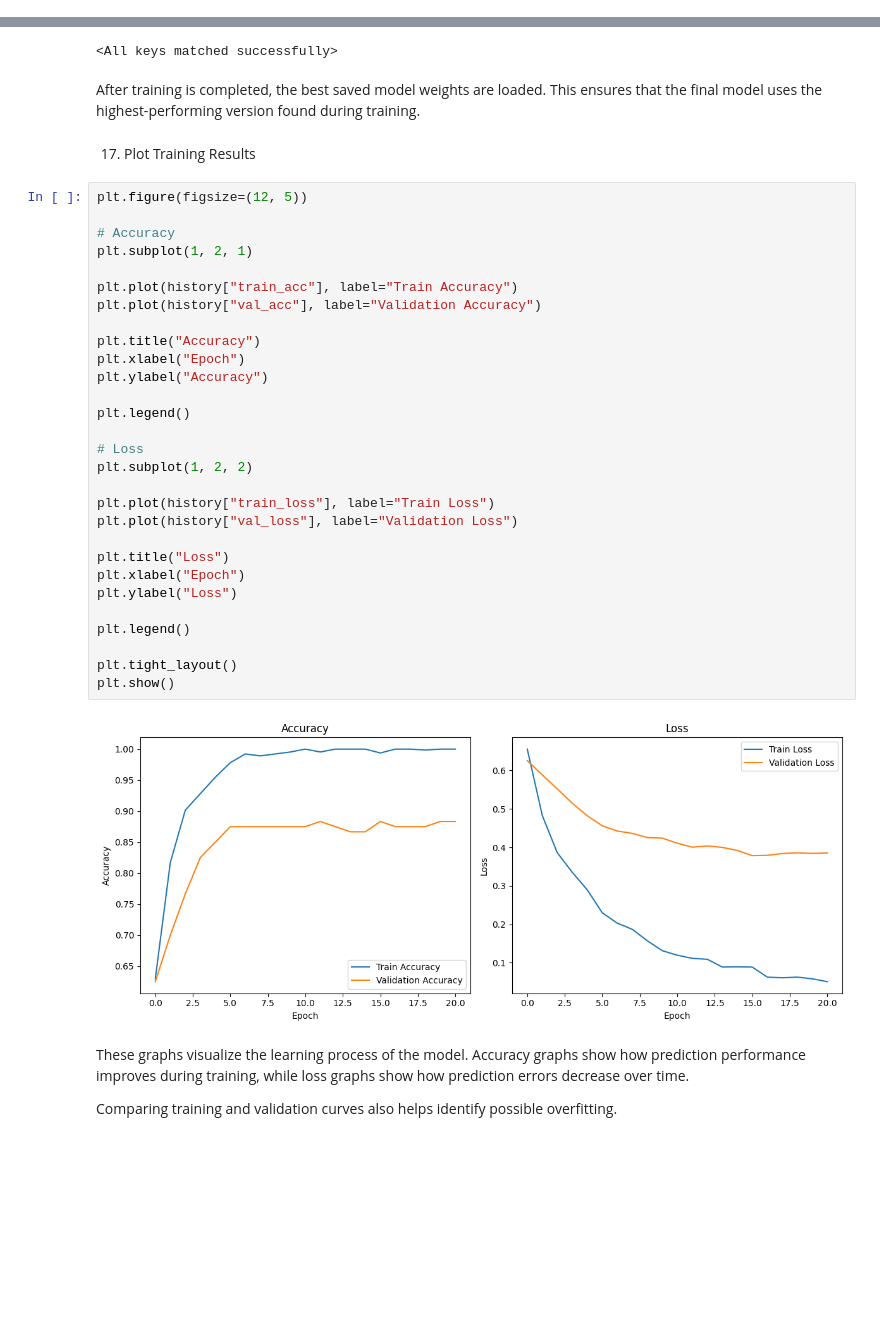
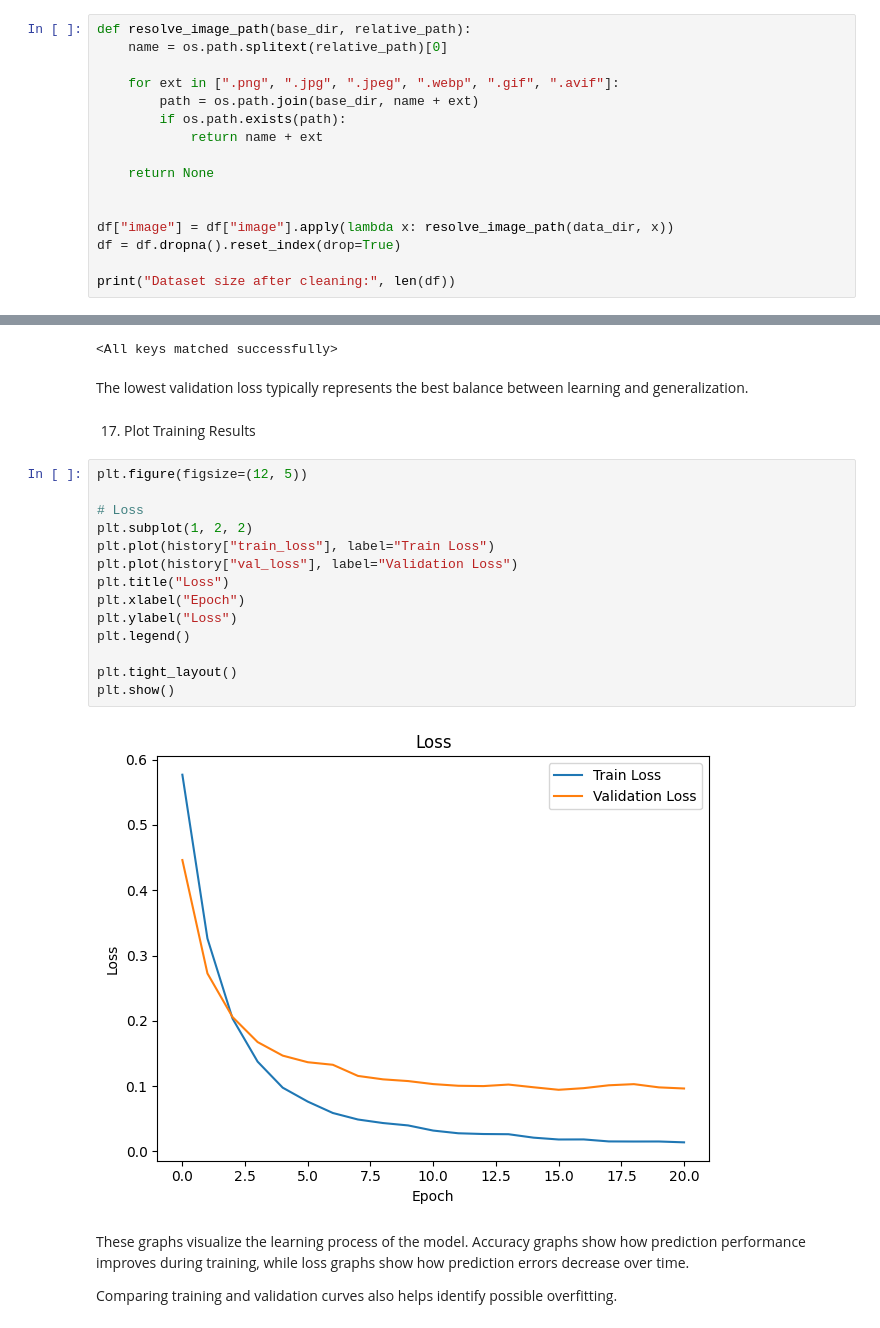
Before and after one commit to Fontys-Group-8-AMD/Jugo, a Jupyter notebook: model/Jugo FinalModel.ipynb, the cells around one changed output, grey strips where cells are left out. Drawn from its saved outputs; the diff is of its cells as text; blank space fills up the shorter version.

Commit message:
This is the final notebook for Jugo project and it has all the dataset trained

```diff
--- a/model/Jugo FinalModel.ipynb
+++ b/model/Jugo FinalModel.ipynb
@@ -117,3 +117,19 @@ AC = 0 no Actual mistake detected / not applicable or present / compliant.
 
 
 This structure allows the model to learn every rule independently using multi-label classification.
+# %%
+def resolve_image_path(base_dir, relative_path):
+    name = os.path.splitext(relative_path)[0]
+
+    for ext in [".png", ".jpg", ".jpeg", ".webp", ".gif", ".avif"]:
+        path = os.path.join(base_dir, name + ext)
+        if os.path.exists(path):
+            return name + ext
+
+    return None
+
+
+df["image"] = df["image"].apply(lambda x: resolve_image_path(data_dir, x))
+df = df.dropna().reset_index(drop=True)
+
+print("Dataset size after cleaning:", len(df))
@@ -450,40 +475,25 @@ model.load_state_dict(best_model_weights)
 # %% [output]
 <All keys matched successfully>
 # %% [markdown]
-After training is completed, the best saved model weights are loaded. This ensures that the final model uses the highest-performing version found during training.
+The lowest validation loss typically represents the best balance between learning and generalization.
 # %% [markdown]
 17. Plot Training Results
 # %%
 plt.figure(figsize=(12, 5))
 
-# Accuracy
-plt.subplot(1, 2, 1)
-
-plt.plot(history["train_acc"], label="Train Accuracy")
-plt.plot(history["val_acc"], label="Validation Accuracy")
-
-plt.title("Accuracy")
-plt.xlabel("Epoch")
-plt.ylabel("Accuracy")
-
-plt.legend()
-
 # Loss
 plt.subplot(1, 2, 2)
-
 plt.plot(history["train_loss"], label="Train Loss")
 plt.plot(history["val_loss"], label="Validation Loss")
-
 plt.title("Loss")
 plt.xlabel("Epoch")
 plt.ylabel("Loss")
-
 plt.legend()
 
 plt.tight_layout()
 plt.show()
 # %% [output]
-[figure, old version]
+[figure, new version]
 # %% [markdown]
 These graphs visualize the learning process of the model. Accuracy graphs show how prediction performance improves during training, while loss graphs show how prediction errors decrease over time.
 
```
Also changed, not shown: parts of 18 cells of this notebook, 1 other file.
